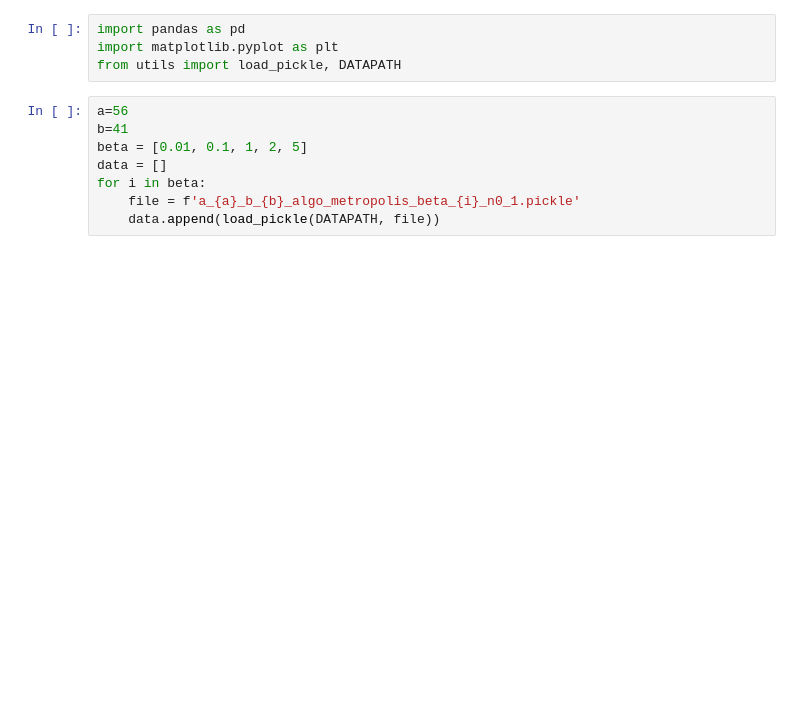
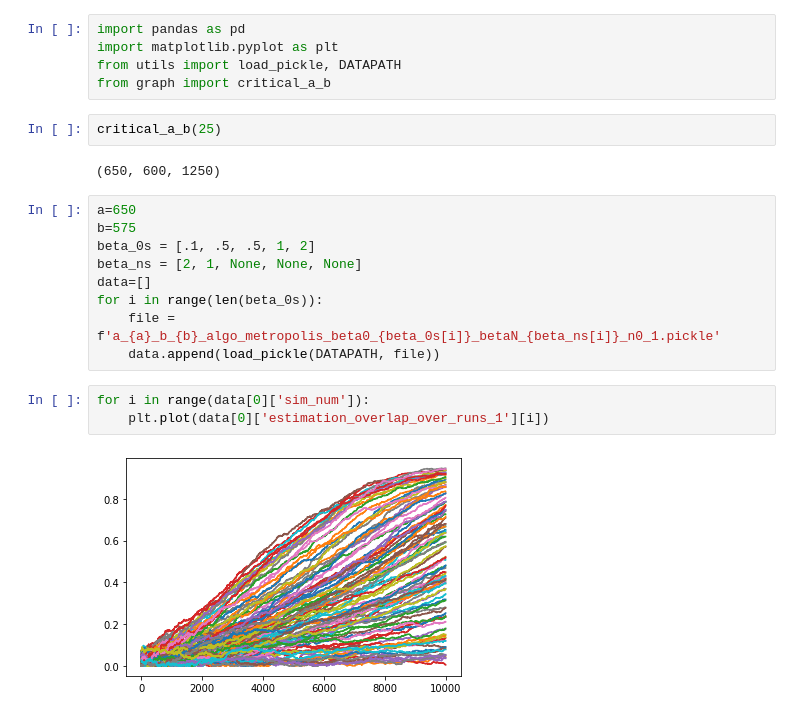
Before and after one commit to hhildaa/EPFL-markov-chains-project, a Jupyter notebook: vis_af.ipynb, the cells around one changed output. Cells and saved outputs as stored; diff of their text form; blank space fills up the shorter version.

```diff
--- a/vis_af.ipynb
+++ b/vis_af.ipynb
@@ -2,11 +2,22 @@
 import pandas as pd
 import matplotlib.pyplot as plt
 from utils import load_pickle, DATAPATH
+from graph import critical_a_b
+# %%
+critical_a_b(25)
+# %% [output]
+(650, 600, 1250)
 # %%
-a=56
-b=41
-beta = [0.01, 0.1, 1, 2, 5]
-data = []
-for i in beta:
-    file = f'a_{a}_b_{b}_algo_metropolis_beta_{i}_n0_1.pickle'
+a=650
+b=575
+beta_0s = [.1, .5, .5, 1, 2]
+beta_ns = [2, 1, None, None, None]
+data=[]
+for i in range(len(beta_0s)):
+    file = f'a_{a}_b_{b}_algo_metropolis_beta0_{beta_0s[i]}_betaN_{beta_ns[i]}_n0_1.pickle'
     data.append(load_pickle(DATAPATH, file))
+# %%
+for i in range(data[0]['sim_num']):
+    plt.plot(data[0]['estimation_overlap_over_runs_1'][i])
+# %% [output]
+[figure, added]
```
Also changed, not shown: parts of 16 cells of this notebook, 3 other files.
